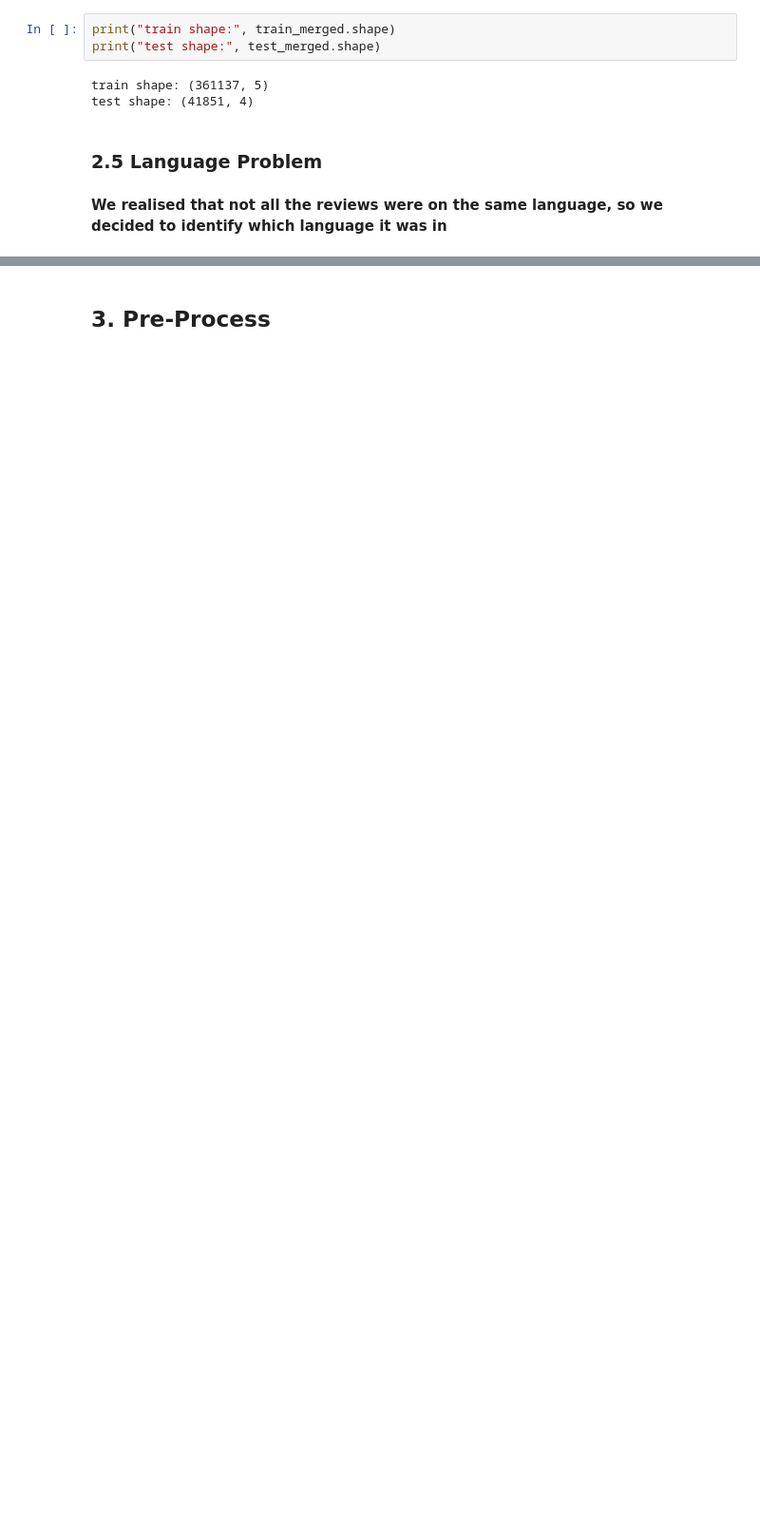
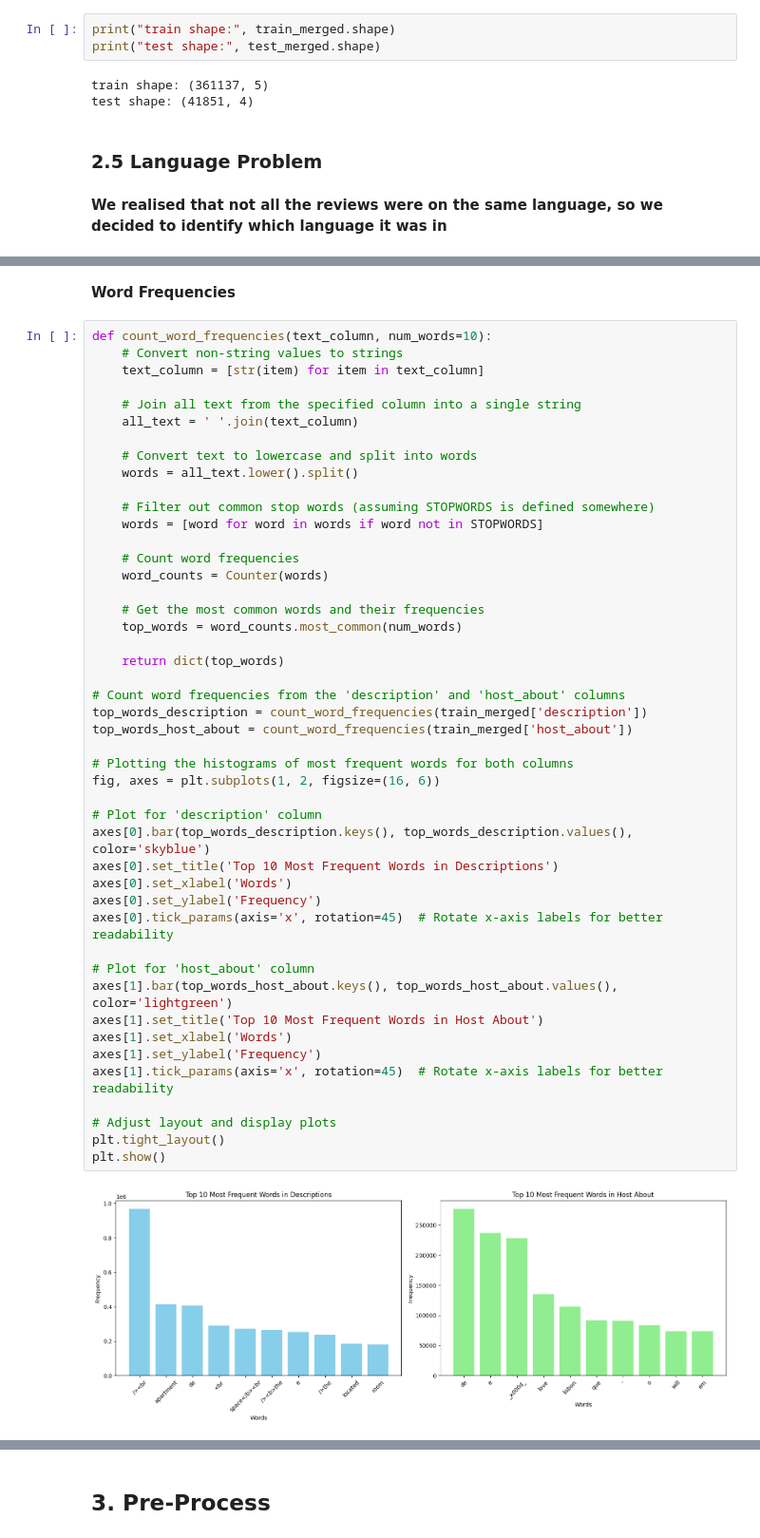
Before and after one commit to beatrizdsantosss/Text-mining-project-, a Jupyter notebook: Cleaned_Notebook.ipynb, the cells around one changed output, grey strips where cells are left out. Shown: that part at 95% size. Saved outputs shown, nothing was run; the diff lists cells and outputs as text; blank space fills up the shorter version.

```diff
--- a/Cleaned_Notebook.ipynb
+++ b/Cleaned_Notebook.ipynb
@@ -282,0 +386,50 @@ test_merged["language"] = test_merged["description"].apply(detect_language)
+# %% [markdown]
+**Word Frequencies**
+# %%
+def count_word_frequencies(text_column, num_words=10):
+    # Convert non-string values to strings
+    text_column = [str(item) for item in text_column]
+
+    # Join all text from the specified column into a single string
+    all_text = ' '.join(text_column)
+
+    # Convert text to lowercase and split into words
+    words = all_text.lower().split()
+
+    # Filter out common stop words (assuming STOPWORDS is defined somewhere)
+    words = [word for word in words if word not in STOPWORDS]
+
+    # Count word frequencies
+    word_counts = Counter(words)
+
+    # Get the most common words and their frequencies
+    top_words = word_counts.most_common(num_words)
+
+    return dict(top_words)
+
+# Count word frequencies from the 'description' and 'host_about' columns
+top_words_description = count_word_frequencies(train_merged['description'])
+top_words_host_about = count_word_frequencies(train_merged['host_about'])
+
+# Plotting the histograms of most frequent words for both columns
+fig, axes = plt.subplots(1, 2, figsize=(16, 6))
+
+# Plot for 'description' column
+axes[0].bar(top_words_description.keys(), top_words_description.values(), color='skyblue')
+axes[0].set_title('Top 10 Most Frequent Words in Descriptions')
+axes[0].set_xlabel('Words')
+axes[0].set_ylabel('Frequency')
+axes[0].tick_params(axis='x', rotation=45)  # Rotate x-axis labels for better readability
+
+# Plot for 'host_about' column
+axes[1].bar(top_words_host_about.keys(), top_words_host_about.values(), color='lightgreen')
+axes[1].set_title('Top 10 Most Frequent Words in Host About')
+axes[1].set_xlabel('Words')
+axes[1].set_ylabel('Frequency')
+axes[1].tick_params(axis='x', rotation=45)  # Rotate x-axis labels for better readability
+
+# Adjust layout and display plots
+plt.tight_layout()
+plt.show()
+# %% [output]
+[figure, added]
```
Also changed, not shown: parts of 25 cells of this notebook.
